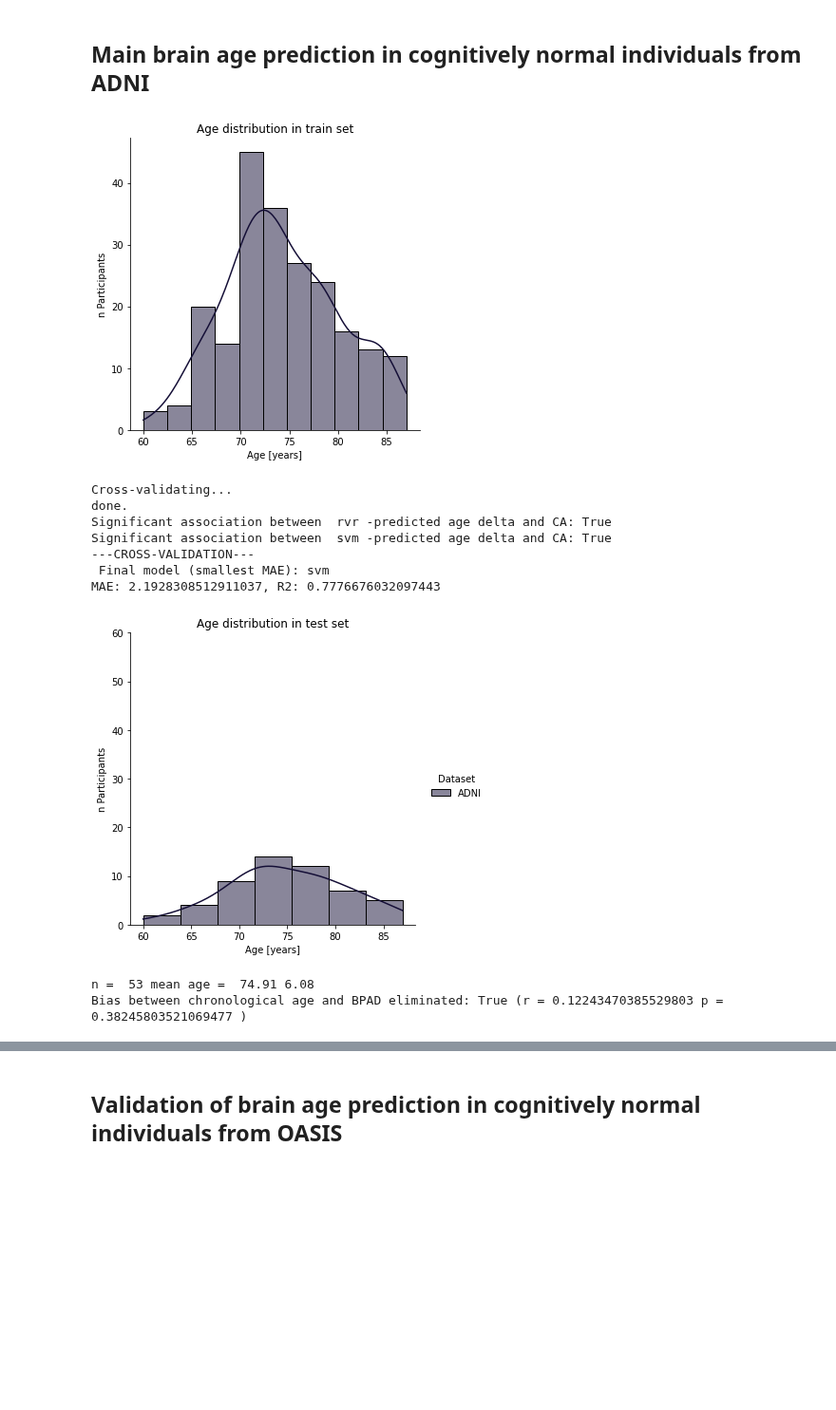
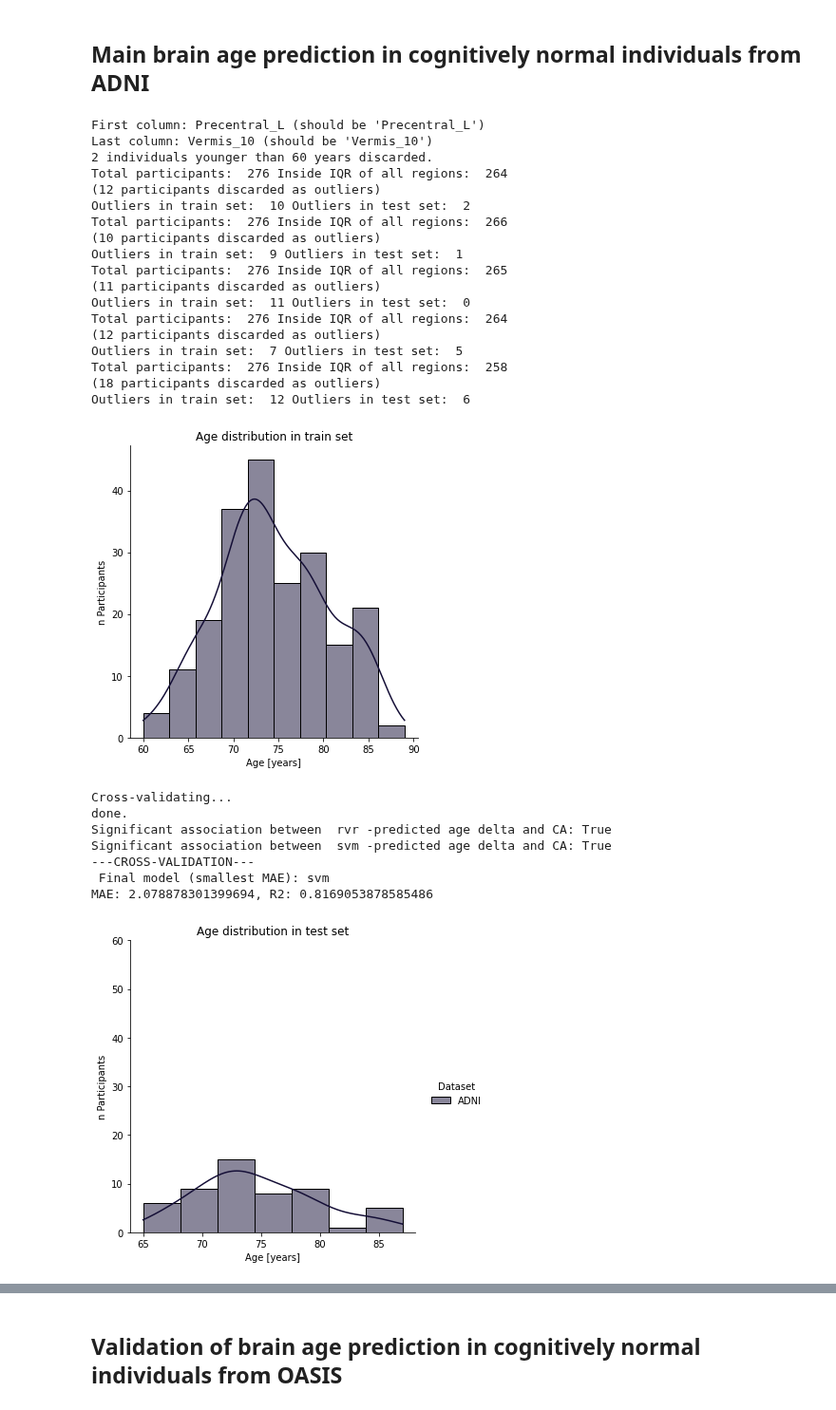
Before and after one commit to elenadoe/Brain_Age_PET_MRI, a Jupyter notebook: src/PET_demo-REV1_AAL.ipynb, the cells around one changed output, grey strips where cells are left out. Shown at 95% size. Drawn from its saved outputs; the diff is of its cells as text; code cells hidden in the pictures; blank space fills up the shorter version.

```diff
--- a/src/PET_demo-REV1_AAL.ipynb
+++ b/src/PET_demo-REV1_AAL.ipynb
@@ -22,16 +23,32 @@ main("bias correction", modality, 'AAL3')
 # %% [markdown]
 ## Main brain age prediction in cognitively normal individuals from ADNI
 # %%
-main("predict ADNI CN", modality, 'AAL3')
+main("predict ADNI CN", modality, 'AAL1_cropped', rand_seed_np=rand_seed_np)
 # %% [output]
+First column: Precentral_L (should be 'Precentral_L')
+Last column: Vermis_10 (should be 'Vermis_10')
+2 individuals younger than 60 years discarded.
+Total participants:  276 Inside IQR of all regions:  264
+(12 participants discarded as outliers)
+Outliers in train set:  10 Outliers in test set:  2
+Total participants:  276 Inside IQR of all regions:  266
+(10 participants discarded as outliers)
+Outliers in train set:  9 Outliers in test set:  1
+Total participants:  276 Inside IQR of all regions:  265
+(11 participants discarded as outliers)
+Outliers in train set:  11 Outliers in test set:  0
+Total participants:  276 Inside IQR of all regions:  264
+(12 participants discarded as outliers)
+Outliers in train set:  7 Outliers in test set:  5
+Total participants:  276 Inside IQR of all regions:  258
+(18 participants discarded as outliers)
+Outliers in train set:  12 Outliers in test set:  6
-[figure, old version]
+[figure, new version]
-Cross-validating...
-done.
-Significant association between  rvr -predicted age delta and CA: True
-Significant association between  svm -predicted age delta and CA: True
----CROSS-VALIDATION---
- Final model (smallest MAE): svm
-MAE: 2.1928308512911037, R2: 0.7776676032097443
+Cross-validating...
+done.
+Significant association between  rvr -predicted age delta and CA: True
+Significant association between  svm -predicted age delta and CA: True
+---CROSS-VALIDATION---
+ Final model (smallest MAE): svm
+MAE: 2.078878301399694, R2: 0.8169053878585486
-[figure, old version]
+[figure, new version]
-n =  53 mean age =  74.91 6.08
-Bias between chronological age and BPAD eliminated: True (r = 0.12243470385529803 p = 0.38245803521069477 )
```
Also changed, not shown: parts of 4 cells of this notebook, 6 other files.
